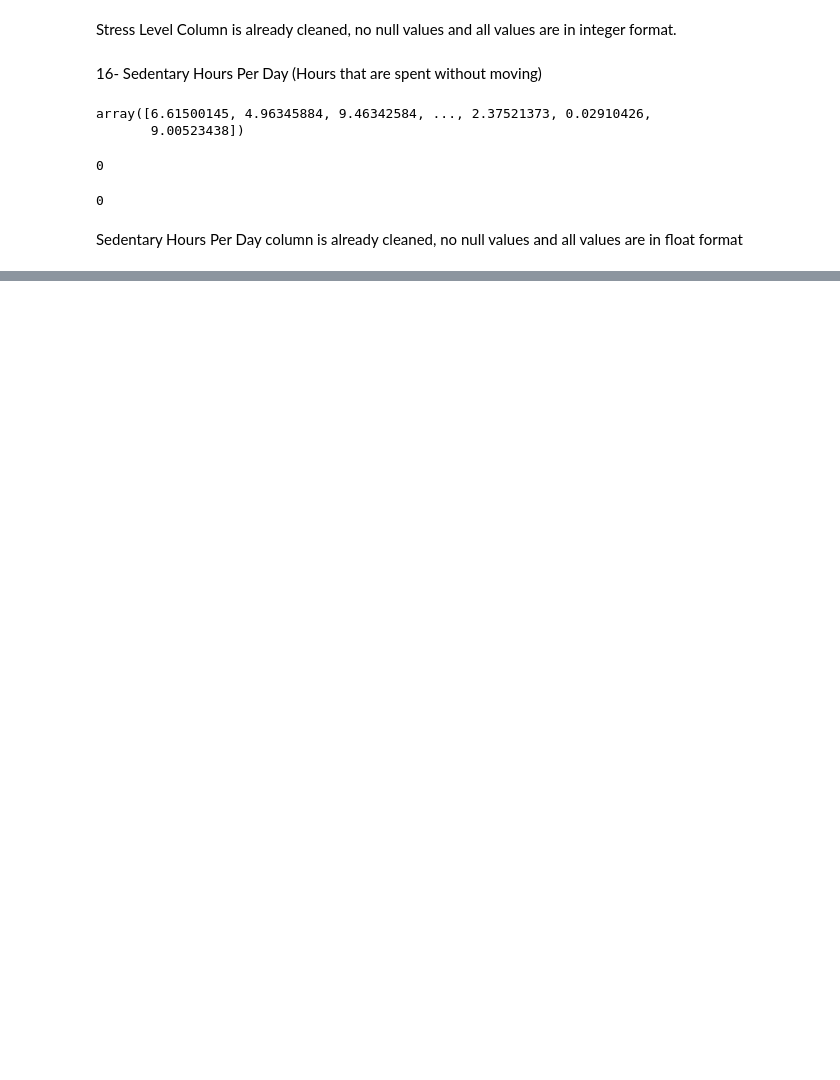
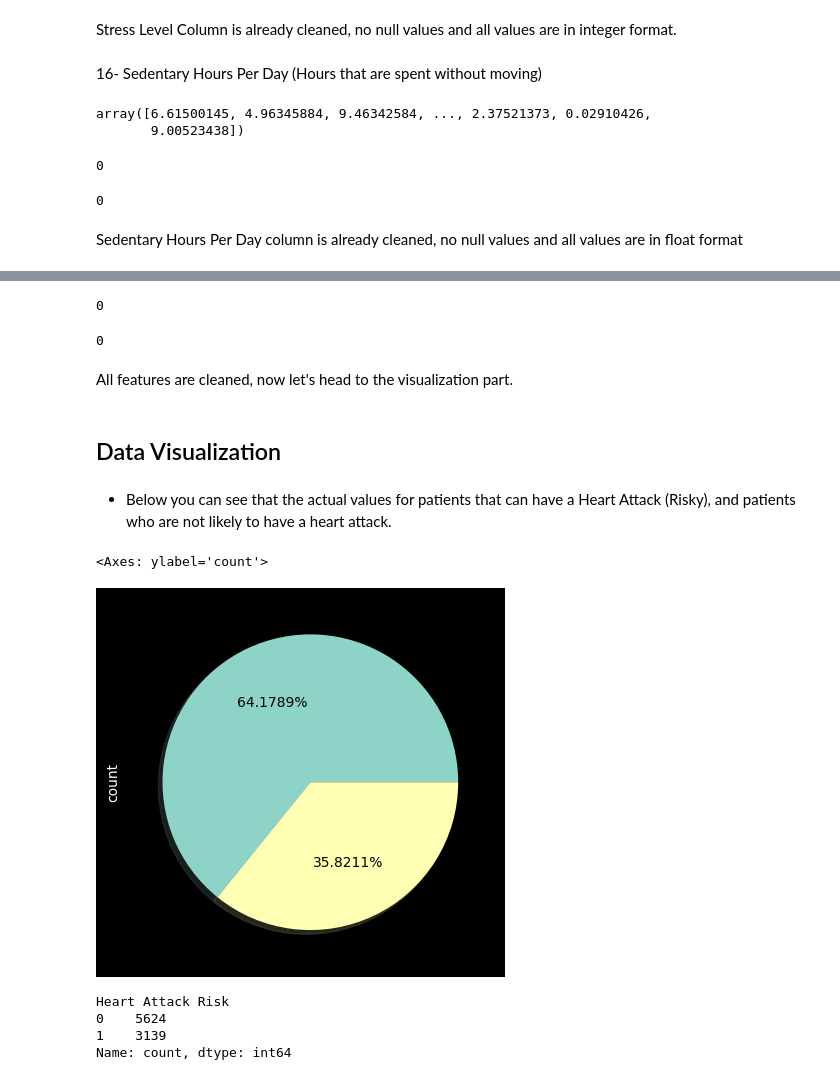
Before and after one commit to alperrkilic/heart-attack-prediction, a Jupyter notebook: heart-attack-prediction.ipynb, the cells around one changed output, grey strips where cells are left out. Saved outputs shown, nothing was run; the diff lists cells and outputs as text; code cells hidden in the pictures; blank space fills up the shorter version.

Commit message:
Visualization Update

```diff
--- a/heart-attack-prediction.ipynb
+++ b/heart-attack-prediction.ipynb
@@ -108,7 +108,7 @@ Data columns (total 26 columns):
 dtypes: float64(3), int64(16), object(7)
 memory usage: 1.7+ MB
 # %%
-columns_to_drop = ['Hemisphere', 'Patient ID']
+columns_to_drop = ['Hemisphere', 'Patient ID', 'Income', 'Country', 'Continent']
 
 df.drop(columns_to_drop, axis=1, inplace=True)
 
@@ -525,0 +630,28 @@ Sedentary Hours Per Day column is already cleaned, no null values and all values
+# %%
+df['Sleep Hours Per Day'].isnull().sum()
+# %% [output]
+0
+# %%
+df['Sleep Hours Per Day'].isna().sum()
+# %% [output]
+0
+# %% [markdown]
+All features are cleaned, now let's head to the visualization part.
+# %% [markdown]
+## Data Visualization
+# %% [markdown]
+* Below you can see that the actual values for patients that can have a Heart Attack (Risky), and patients who are not likely to have a heart attack.
+# %%
+df['Heart Attack Risk'].value_counts().plot.pie(autopct="%1.4f%%",labels=["Risk","Not Risk"], shadow=True,textprops={'color': 'black'})
+# %% [output]
+<Axes: ylabel='count'>
+[figure, added]
+# %%
+heart_attack_risk_sorted = df['Heart Attack Risk'].value_counts().sort_index()
+
+print(heart_attack_risk_sorted)
+# %% [output]
+Heart Attack Risk
+0    5624
+1    3139
+Name: count, dtype: int64
```
Also changed, not shown: parts of 33 cells of this notebook.
